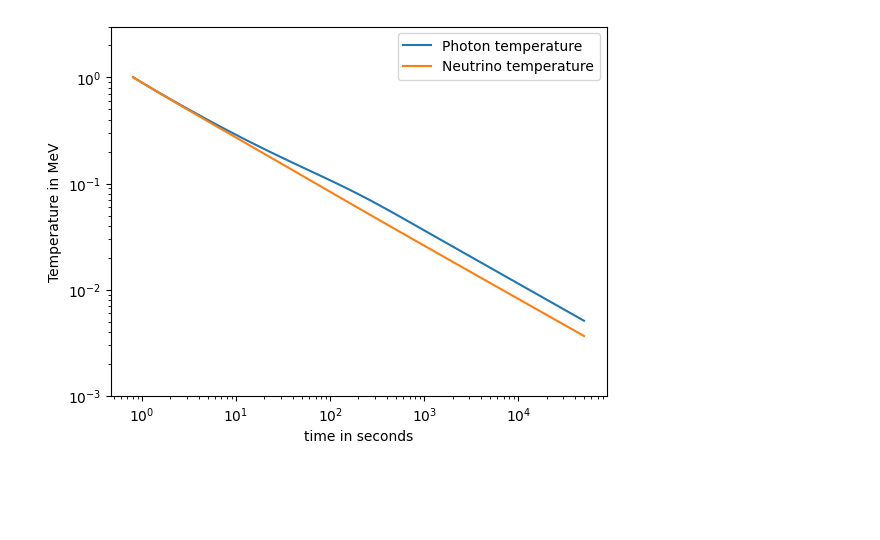
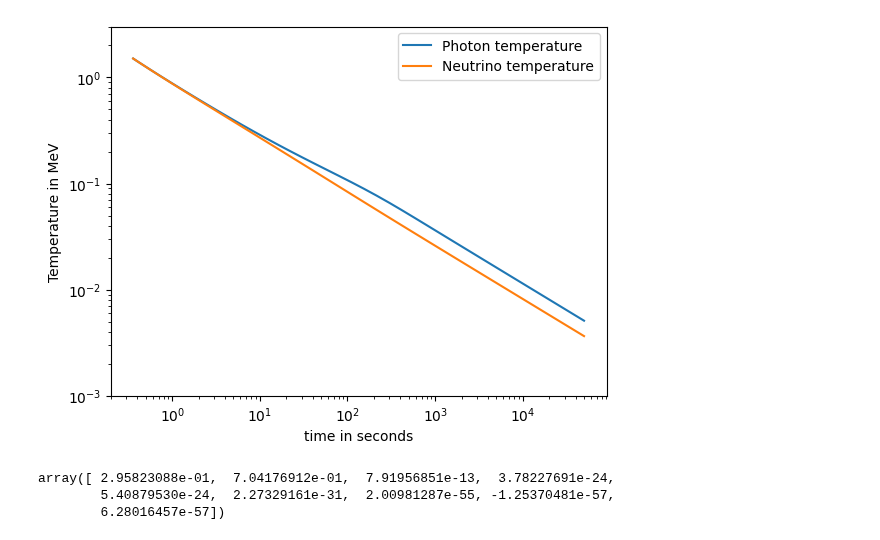
Before and after one commit to hansbdein/Speciale, a Jupyter notebook: only_pna_net.ipynb, the cells around one changed output. Cells and saved outputs as stored; diff of their text form; code cells hidden in the pictures; blank space fills up the shorter version.

```diff
--- a/only_pna_net.ipynb
+++ b/only_pna_net.ipynb
@@ -45,7 +46,7 @@ gcm3=232012         #conversion factor for g/cm^3
 meter=5.068e12      #conversion factor for m
 cm=5.068e10         #conversion factor for cm
 barn=389.4          #conversion factor for barn
-T_ini=1             #initial temperature in MeV
+T_ini=1.5             #initial temperature in MeV
 e_mass=0.51099895   #electron mass in MeV
 z_ini=e_mass/T_ini
 
@@ -181,34 +182,34 @@ sol = integrate.solve_ivp(dbackground, t_range, [T_ini,h_ini,1],method='Radau')#
 
 plt.figure()
 # Plot the Temperature
 plt.plot(sol.t/timeunit, sol.y[0], label='Photon temperature')
 
 # Test with completely radiation dominated universe
 t_space=sol.t
 T_approx=np.sqrt(1.226*10**21/t_space)
 #T_approx=1/np.sqrt(t_space/timeunit)/10.4*TMeV2T9
 plt.plot(t_space/timeunit, T_ini/sol.y[2], label='Neutrino temperature')
 
 
 #plot the scale factor
 #plt.plot(sol.t/timeunit, sol.y[2]/1e3, label='scale factor')
 
 #fix the axis
 plt.xlabel('time in seconds')
 plt.ylabel('Temperature in MeV')
 
 plt.xscale('log')
 plt.yscale('log')
 
 # plt.xlim((0.1, 2e5))
 plt.ylim((1e-3,3))
 
 plt.legend()
 plt.show()
 
 #plt.figure
 # %% [output]
-[figure, old version]
+[figure, new version]
 # %%
 import bbn_test_integrate as bbn_n
 import He4_test_integrate as He4_n
@@ -239,3 +272,9 @@ m_He4 = 4.00260325413 *M_u
+# %%
+Y_initial/sum(Y_initial)
+# %% [output]
+array([ 2.95823088e-01,  7.04176912e-01,  7.91956851e-13,  3.78227691e-24,
+        5.40879530e-24,  2.27329161e-31,  2.00981287e-55, -1.25370481e-57,
+        6.28016457e-57])
 # %%
 #New Solving abundances
 
```
Also changed, not shown: parts of 6 cells of this notebook, 4 other files.
